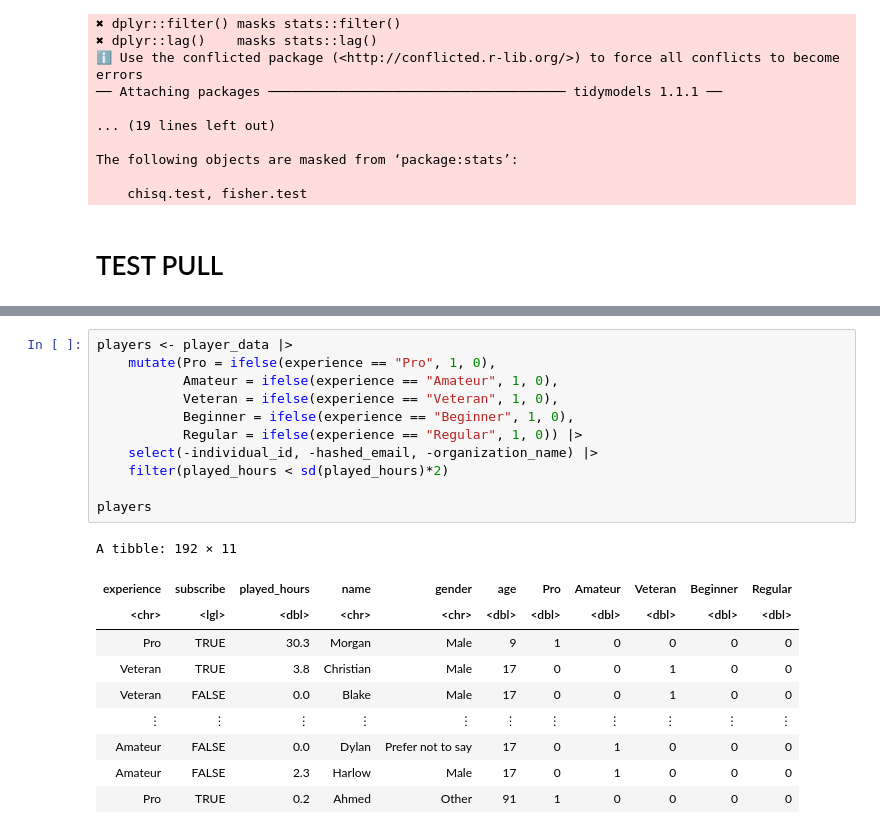
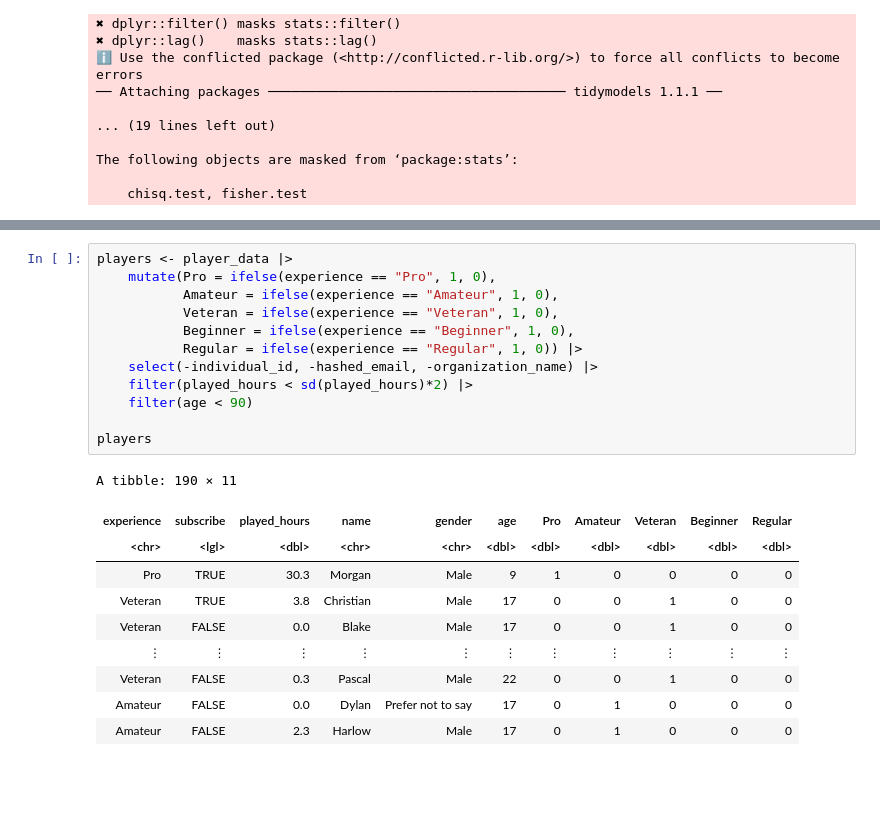
Before and after one commit to userjan30/dsci-100-2024w1-project009-4, a Jupyter notebook: notebook test.ipynb, the cells around one changed output, grey strips where cells are left out. Cells and saved outputs as stored; diff of their text form; blank space fills up the shorter version.

```diff
--- a/notebook test.ipynb
+++ b/notebook test.ipynb
@@ -22,8 +22,6 @@ options(repr.matrix.max.rows = 6)
 The following objects are masked from ‘package:stats’:
 
     chisq.test, fisher.test
-# %% [markdown]
-# TEST PULL
 # %%
 url_players <- "https://drive.google.com/uc?export=download&id=1Mw9vW0hjTJwRWx0bDXiSpYsO3gKogaPz"
 url_sessions <- "https://drive.google.com/uc?export=download&id=14O91N5OlVkvdGxXNJUj5jIsV5RexhzbB"
@@ -54,23 +52,24 @@ A spec_tbl_df: 196 × 9
 # %%
 players <- player_data |>
     mutate(Pro = ifelse(experience == "Pro", 1, 0),
            Amateur = ifelse(experience == "Amateur", 1, 0),
            Veteran = ifelse(experience == "Veteran", 1, 0),
            Beginner = ifelse(experience == "Beginner", 1, 0),
            Regular = ifelse(experience == "Regular", 1, 0)) |>
     select(-individual_id, -hashed_email, -organization_name) |>
-    filter(played_hours < sd(played_hours)*2)
+    filter(played_hours < sd(played_hours)*2) |>
+    filter(age < 90)
 
 players
 # %% [output]
-A tibble: 192 × 11
+A tibble: 190 × 11
 | experience | subscribe | played_hours | name | gender | age | Pro | Amateur | Veteran | Beginner | Regular |
 | <chr> | <lgl> | <dbl> | <chr> | <chr> | <dbl> | <dbl> | <dbl> | <dbl> | <dbl> | <dbl> |
 | Pro | TRUE | 30.3 | Morgan | Male | 9 | 1 | 0 | 0 | 0 | 0 |
 | Veteran | TRUE | 3.8 | Christian | Male | 17 | 0 | 0 | 1 | 0 | 0 |
 | Veteran | FALSE | 0.0 | Blake | Male | 17 | 0 | 0 | 1 | 0 | 0 |
 | ⋮ | ⋮ | ⋮ | ⋮ | ⋮ | ⋮ | ⋮ | ⋮ | ⋮ | ⋮ | ⋮ |
+| Veteran | FALSE | 0.3 | Pascal | Male | 22 | 0 | 0 | 1 | 0 | 0 |
 | Amateur | FALSE | 0.0 | Dylan | Prefer not to say | 17 | 0 | 1 | 0 | 0 | 0 |
 | Amateur | FALSE | 2.3 | Harlow | Male | 17 | 0 | 1 | 0 | 0 | 0 |
-| Pro | TRUE | 0.2 | Ahmed | Other | 91 | 1 | 0 | 0 | 0 | 0 |
 # %%
```
Also changed, not shown: parts of 6 cells of this notebook.
